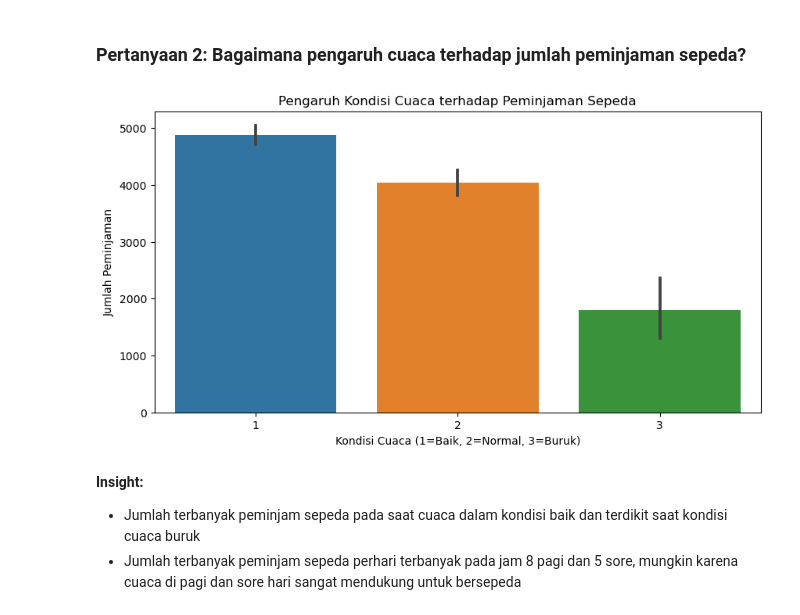
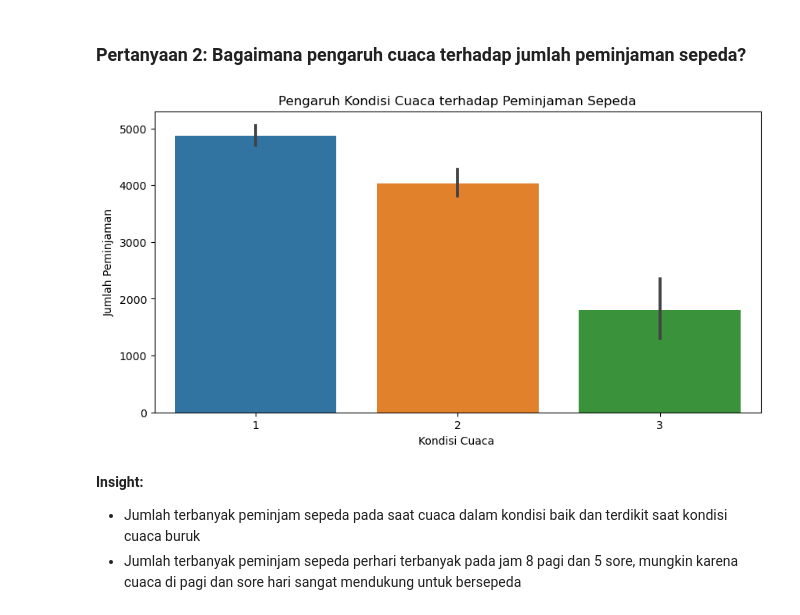
Before and after one commit to Iqbalfaridzi23/Analisis-Data-Bike-Sharing, a Jupyter notebook: notebook.ipynb, the cells around one changed output. Saved outputs shown, nothing was run; the diff lists cells and outputs as text; code cells hidden in the pictures.

```diff
--- a/notebook.ipynb
+++ b/notebook.ipynb
@@ -320,12 +320,12 @@ plt.show()
 # %%
 plt.figure(figsize=(10, 5))
 sns.barplot(data=day_df, x="weathersit", y="cnt")
 plt.title("Pengaruh Kondisi Cuaca terhadap Peminjaman Sepeda")
-plt.xlabel("Kondisi Cuaca (1=Baik, 2=Normal, 3=Buruk)")
+plt.xlabel("Kondisi Cuaca ")
 plt.ylabel("Jumlah Peminjaman")
 plt.show()
 # %% [output]
-[figure, old version]
+[figure, new version]
 # %% [markdown]
 **Insight:**
 - Jumlah terbanyak peminjam sepeda pada saat cuaca dalam kondisi baik dan terdikit saat kondisi cuaca buruk
```
Also changed, not shown: parts of 1 cell of this notebook.
